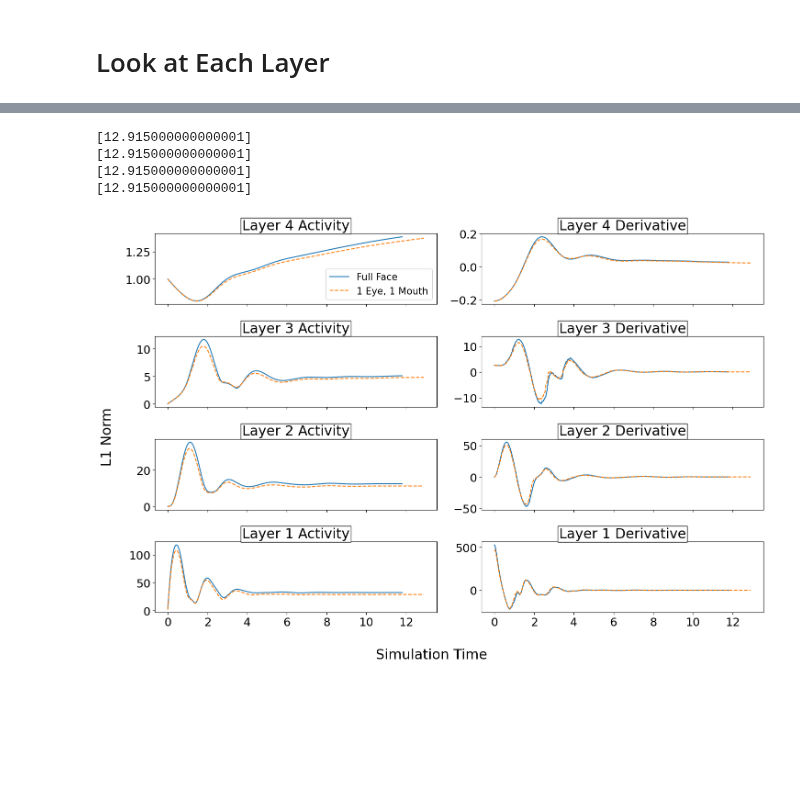
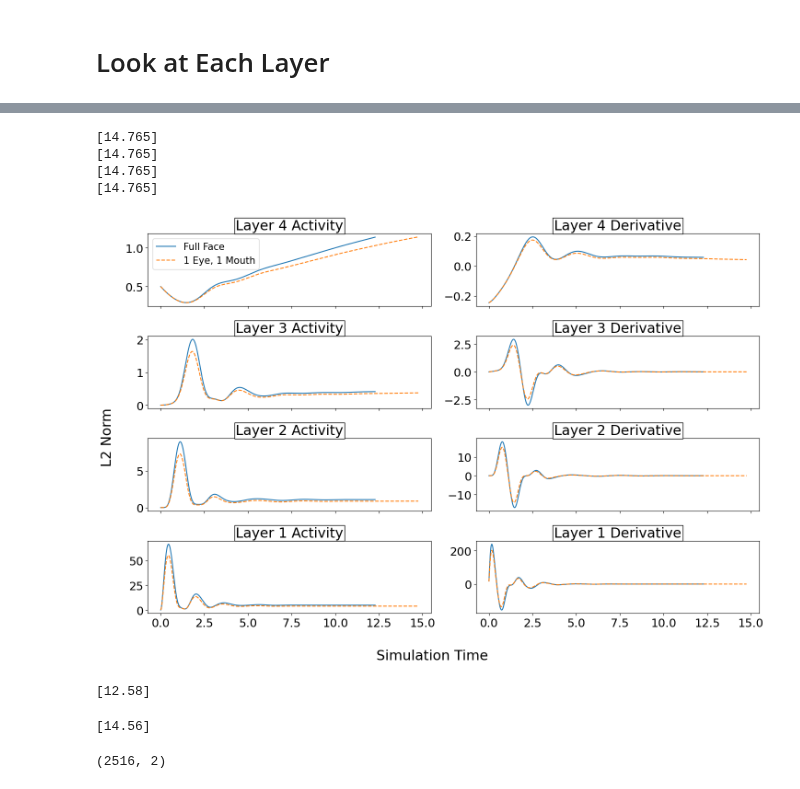
Before and after one commit to jorchard/pc_nengo, a Jupyter notebook: Phase_Sapce.ipynb, the cells around one changed output, grey strips where cells are left out. Cells and saved outputs as stored; diff of their text form; code cells hidden in the pictures; blank space fills up the shorter version.

```diff
--- a/Phase_Sapce.ipynb
+++ b/Phase_Sapce.ipynb
@@ -299,9 +299,9 @@ with torch.no_grad():
 # %%
-test_dl_single_sample = get_dataloader_features(feature=5, num_translations=0, num_rotations=0, batch_size=1)
+test_dl_single_sample2 = get_dataloader_features(feature=5, num_translations=0, num_rotations=0, batch_size=1)
 # %%
 phase_spaces2 = []
 with torch.no_grad():
-    img_batch, label_batch = next(iter(test_dl_single_sample))
+    img_batch, label_batch = next(iter(test_dl_single_sample2))
 
     label_batch = label_batch.long()
     img_batch = img_batch.double()
@@ -320,10 +320,10 @@ with torch.no_grad():
                 conv_times.append(times[idx])
         print(conv_times)
 # %% [output]
-[12.915000000000001]
-[12.915000000000001]
-[12.915000000000001]
-[12.915000000000001]
+[14.765]
+[14.765]
+[14.765]
+[14.765]
 # %%
 fig, axes = plt.subplots(len(phase_spaces), 2, sharex=True, figsize=(15, 10))
 
@@ -333,32 +333,74 @@ for idx in range(len(phase_spaces)):
     rows = phase_spaces[idx].shape[0]
     rows2 = phase_spaces2[idx].shape[0]
 
     axes[idx, 0].plot([args.test_lr*i for i in range(rows)], phase_spaces[idx], label="Full Face")
     axes[idx, 0].plot([args.test_lr*i for i in range(rows2)], phase_spaces2[idx], ls="--", label="1 Eye, 1 Mouth")
     axes[idx, 0].set_title(f"Layer {reverse_idx} Activity", bbox=dict(facecolor='white', edgecolor='black', pad=2))
 
 for idx in range(len(phase_spaces)):
     reverse_idx = len(phase_spaces) - idx #index for plotting to be consistent with
     #derivatives
     if phase_spaces[idx].size == 1 or phase_spaces2[idx].size == 1:
         axes[idx, 1].set_title(f"Layer {reverse_idx} Derivative", bbox=dict(facecolor='white', edgecolor='black', pad=2))
         continue
     else:
         axes[idx, 1].set_title(f"Layer {reverse_idx} Derivative", bbox=dict(facecolor='white', edgecolor='black', pad=2))
         der = derivative(phase_spaces[idx])
         der2 = derivative(phase_spaces2[idx])
 
     rows = der.shape[0]
     rows2 = der2.shape[0]
 
     axes[idx, 1].plot([args.test_lr*i for i in range(rows)], der, label="Full Face")
     axes[idx, 1].plot([args.test_lr*i for i in range(rows2)], der2, ls="--", label="1 Eye, 1 Mouth")
 
 axes[0, 0].legend(fontsize='small')
 #axes[0].set_title(f"Layer {len(phase_spaces)} (Output Layer)", bbox=dict(facecolor='white', edgecolor='black', pad=2))
 fig.supxlabel("Simulation Time")
-fig.supylabel('L1 Norm')
+fig.supylabel('L2 Norm')
 fig.tight_layout()
 plt.show()
 # %% [output]
-[figure, old version]
+[figure, new version]
+# %%
+with torch.no_grad():
+    img_batch, label_batch = next(iter(test_dl_single_sample))
+
+    label_batch = label_batch.long()
+    img_batch = img_batch.double()
+
+    img_batch = utils.to_vector(img_batch).to(device)
+    label_batch = utils.one_hot(label_batch,n_classes=2).to(device)
+    conv_times = []
+    label_preds, times, phase_space = model.test_batch_supervised_phase_space(img_batch, label_batch, args.test_infer_iter, fixed_preds=False,
+                                                     tol=1e-4, norm=None,
+                                                     mu_dt=args.test_lr, norm_errors=False, activities_index=0)
+    for idx in range(len(times)):
+        if (torch.argmax(label_preds[idx]).item() == torch.argmax(label_batch[idx]).item()) and (times[idx] is not None): #accurate & converged
+            conv_times.append(times[idx])
+    print(conv_times)
+# %% [output]
+[12.58]
+# %%
+with torch.no_grad():
+    img_batch, label_batch = next(iter(test_dl_single_sample2))
+
+    label_batch = label_batch.long()
+    img_batch = img_batch.double()
+
+    img_batch = utils.to_vector(img_batch).to(device)
+    label_batch = utils.one_hot(label_batch,n_classes=2).to(device)
+    conv_times = []
+    label_preds, times, phase_space2 = model.test_batch_supervised_phase_space(img_batch, label_batch, args.test_infer_iter, fixed_preds=False,
+                                                     tol=1e-4, norm=None,
+                                                     mu_dt=args.test_lr, norm_errors=False, activities_index=0)
+    for idx in range(len(times)):
+        if (torch.argmax(label_preds[idx]).item() == torch.argmax(label_batch[idx]).item()) and (times[idx] is not None): #accurate & converged
+            conv_times.append(times[idx])
+    print(conv_times)
+# %% [output]
+[14.56]
+# %%
+phase_space.squeeze().shape
+# %% [output]
+(2516, 2)
```
Also changed, not shown: parts of 2 cells of this notebook, 1 other file.
